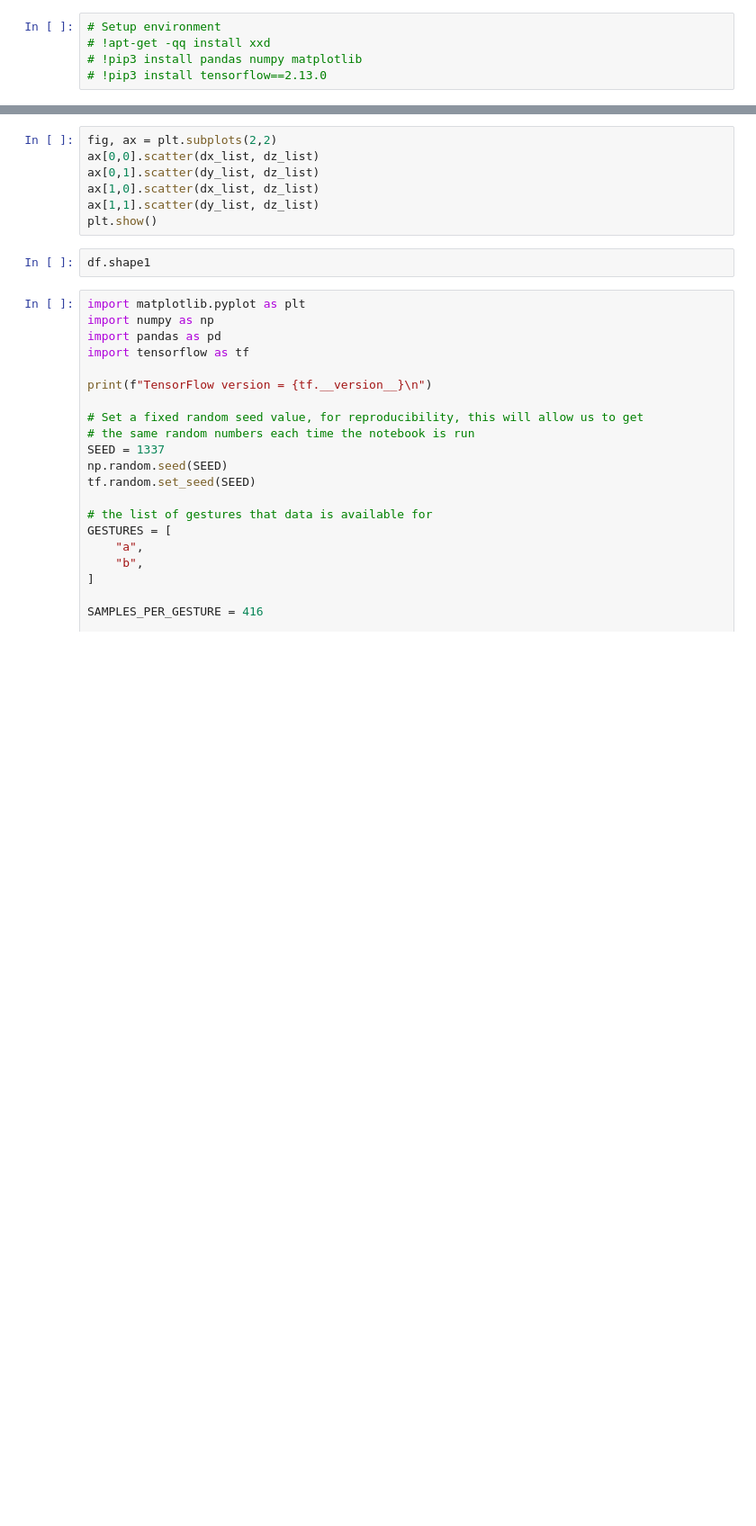
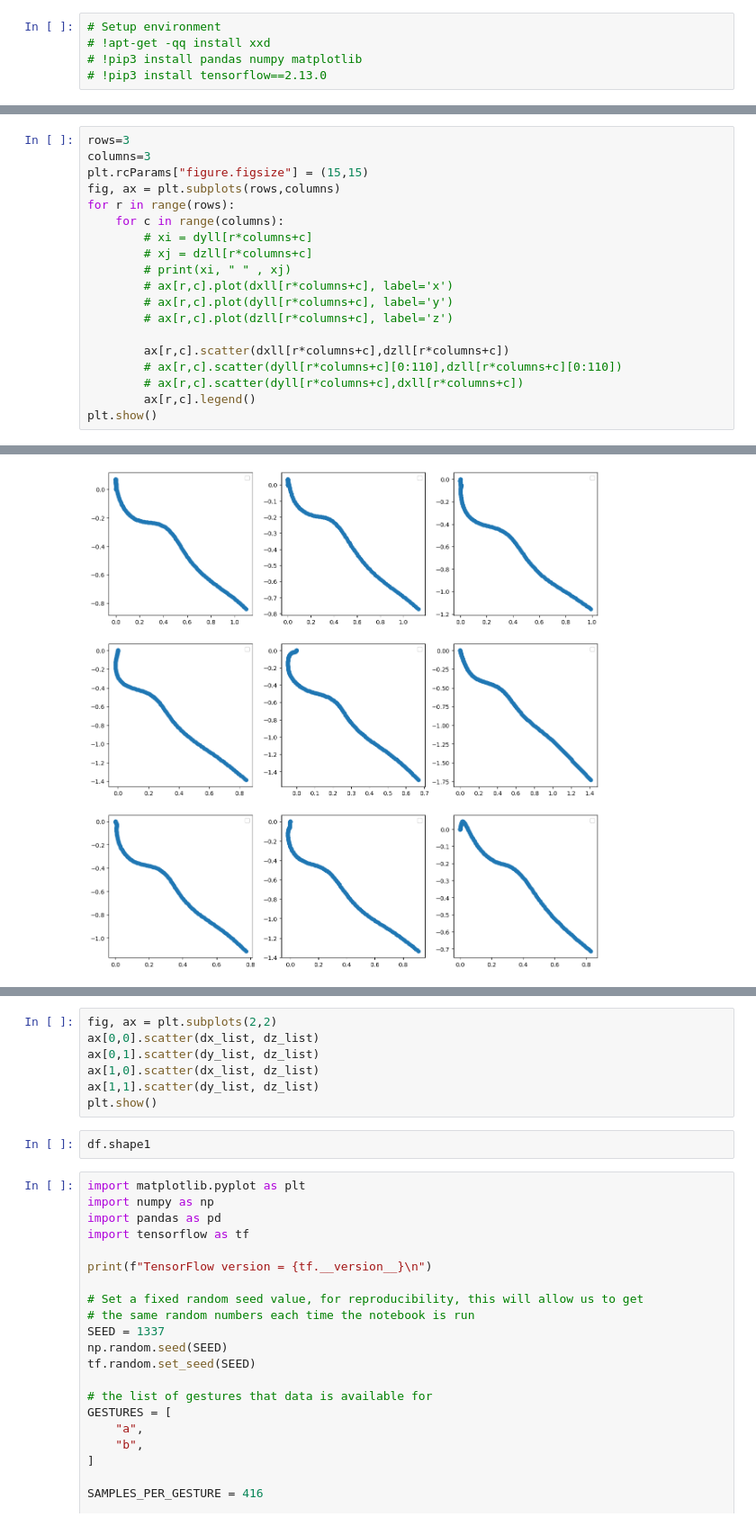
Before and after one commit to sophia-08/WeAreTheRats, a Jupyter notebook: capture/to_yz.ipynb, the cells around one changed output, grey strips where cells are left out. Shown: that part at 90% size. Cells and saved outputs as stored; diff of their text form; blank space fills up the shorter version.

Commit message:
plot samples

```diff
--- a/capture/to_yz.ipynb
+++ b/capture/to_yz.ipynb
@@ -119,0 +139,20 @@ plt.show()
+# %%
+rows=3
+columns=3
+plt.rcParams["figure.figsize"] = (15,15)
+fig, ax = plt.subplots(rows,columns)
+for r in range(rows):
+    for c in range(columns):
+        # xi = dyll[r*columns+c]
+        # xj = dzll[r*columns+c]
+        # print(xi, " " , xj)
+        # ax[r,c].plot(dxll[r*columns+c], label='x')
+        # ax[r,c].plot(dyll[r*columns+c], label='y')
+        # ax[r,c].plot(dzll[r*columns+c], label='z')
+
+        ax[r,c].scatter(dxll[r*columns+c],dzll[r*columns+c])
+        # ax[r,c].scatter(dyll[r*columns+c][0:110],dzll[r*columns+c][0:110])
+        # ax[r,c].scatter(dyll[r*columns+c],dxll[r*columns+c])
+        ax[r,c].legend()
+plt.show()
+# %% [output]
@@ -119,0 +168 @@ plt.show()
+[figure, added]
```
Also changed, not shown: parts of 5 cells of this notebook.
